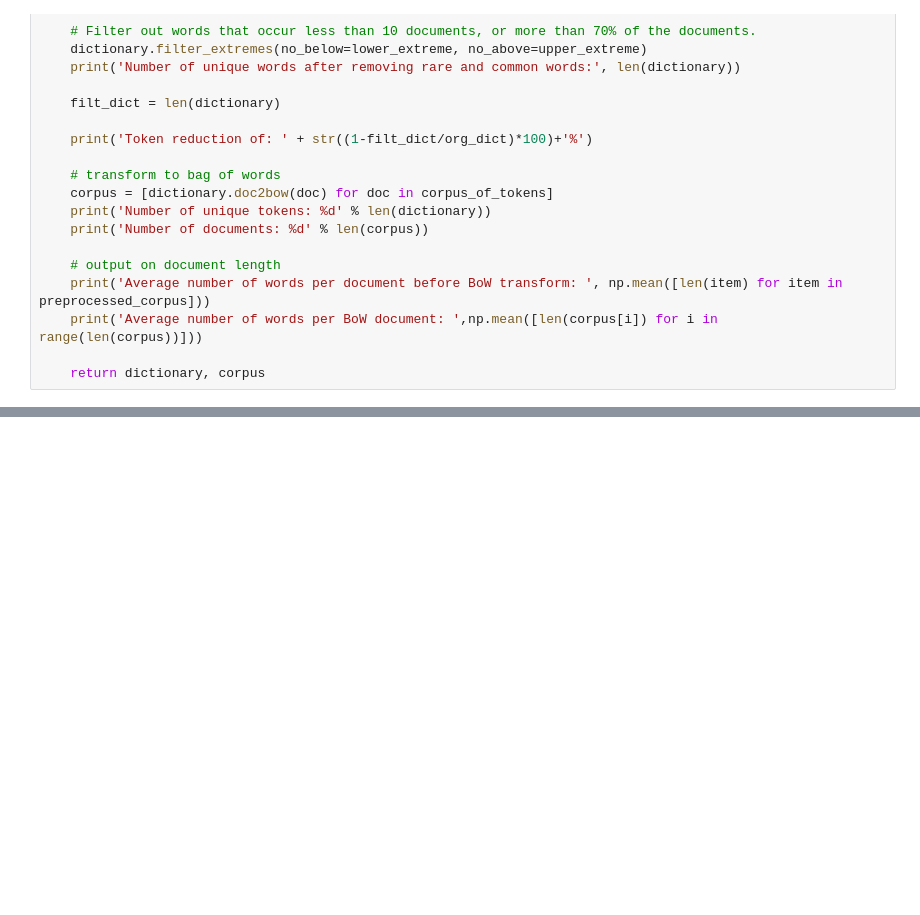
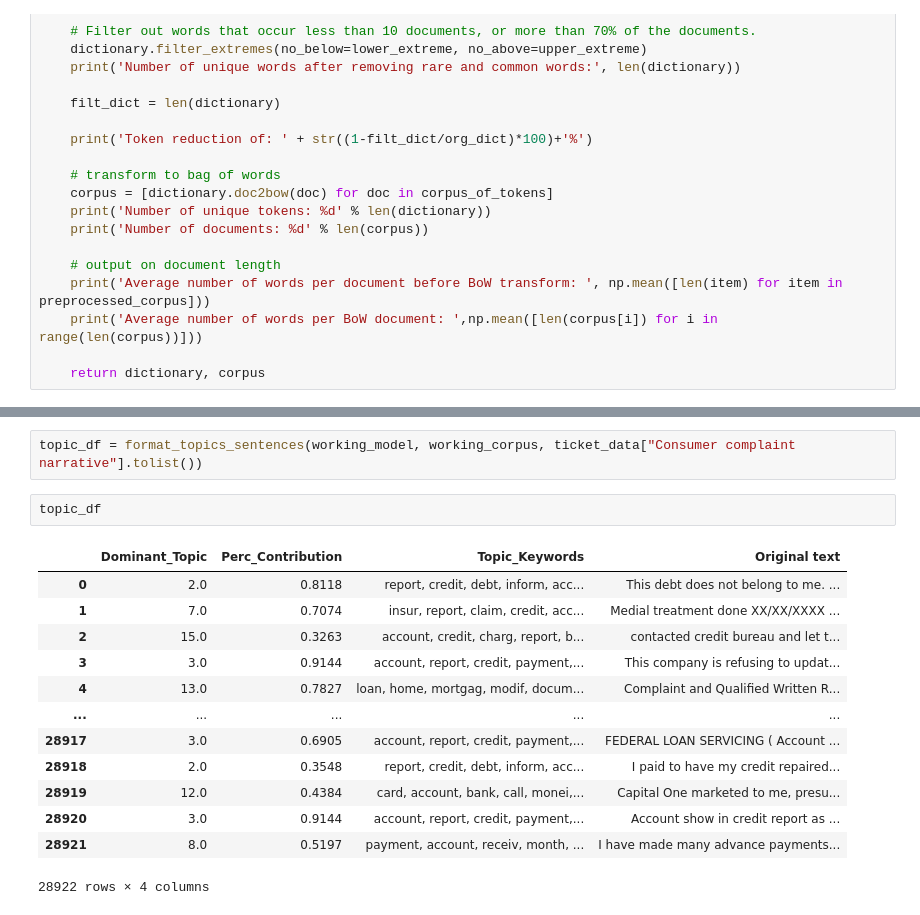
Before and after one commit to ARCTraining/ittt-ai-ml-dl, a Jupyter notebook: session_3_topicsML/session3_unsup_ML.ipynb, the cells around one changed output, grey strips where cells are left out. Saved outputs shown, nothing was run; the diff lists cells and outputs as text; blank space fills up the shorter version.

```diff
--- a/session_3_topicsML/session3_unsup_ML.ipynb
+++ b/session_3_topicsML/session3_unsup_ML.ipynb
@@ -285,0 +467,18 @@ calculate_scores(working_dict, working_corpus, preprocessed_corpus, limit=100)
+# %%
+topic_df = format_topics_sentences(working_model, working_corpus, ticket_data["Consumer complaint narrative"].tolist())
+# %%
+topic_df
+# %% [output]
+|  | Dominant_Topic | Perc_Contribution | Topic_Keywords | Original text |
+| 0 | 2.0 | 0.8118 | report, credit, debt, inform, acc... | This debt does not belong to me. ... |
+| 1 | 7.0 | 0.7074 | insur, report, claim, credit, acc... | Medial treatment done XX/XX/XXXX ... |
+| 2 | 15.0 | 0.3263 | account, credit, charg, report, b... | contacted credit bureau and let t... |
+| 3 | 3.0 | 0.9144 | account, report, credit, payment,... | This company is refusing to updat... |
+| 4 | 13.0 | 0.7827 | loan, home, mortgag, modif, docum... | Complaint and Qualified Written R... |
+| ... | ... | ... | ... | ... |
+| 28917 | 3.0 | 0.6905 | account, report, credit, payment,... | FEDERAL LOAN SERVICING ( Account ... |
+| 28918 | 2.0 | 0.3548 | report, credit, debt, inform, acc... | I paid to have my credit repaired... |
+| 28919 | 12.0 | 0.4384 | card, account, bank, call, monei,... | Capital One marketed to me, presu... |
+| 28920 | 3.0 | 0.9144 | account, report, credit, payment,... | Account show in credit report as ... |
+| 28921 | 8.0 | 0.5197 | payment, account, receiv, month, ... | I have made many advance payments... |
+28922 rows × 4 columns
```
Also changed, not shown: parts of 40 cells of this notebook, 2 other files.
